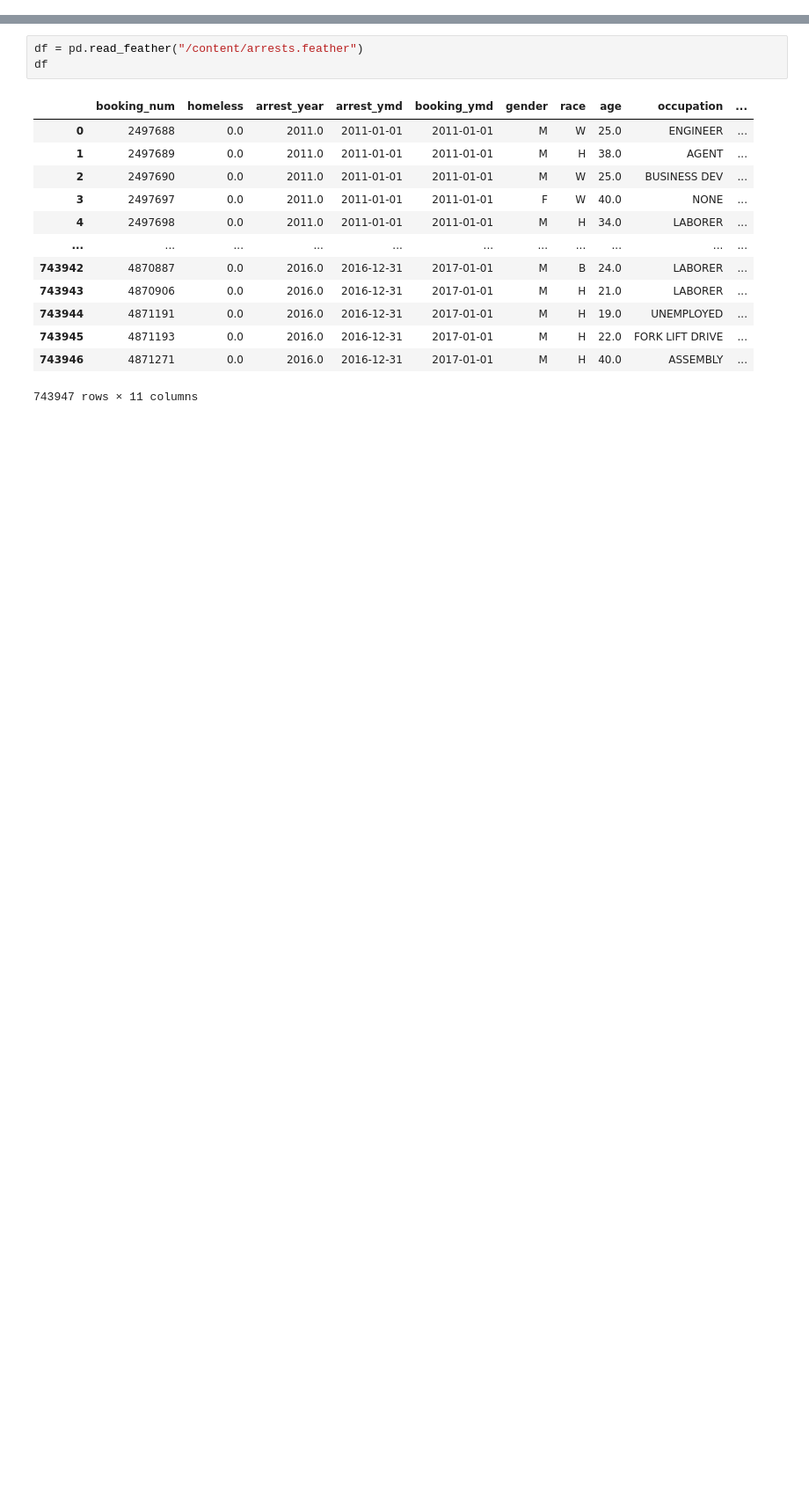
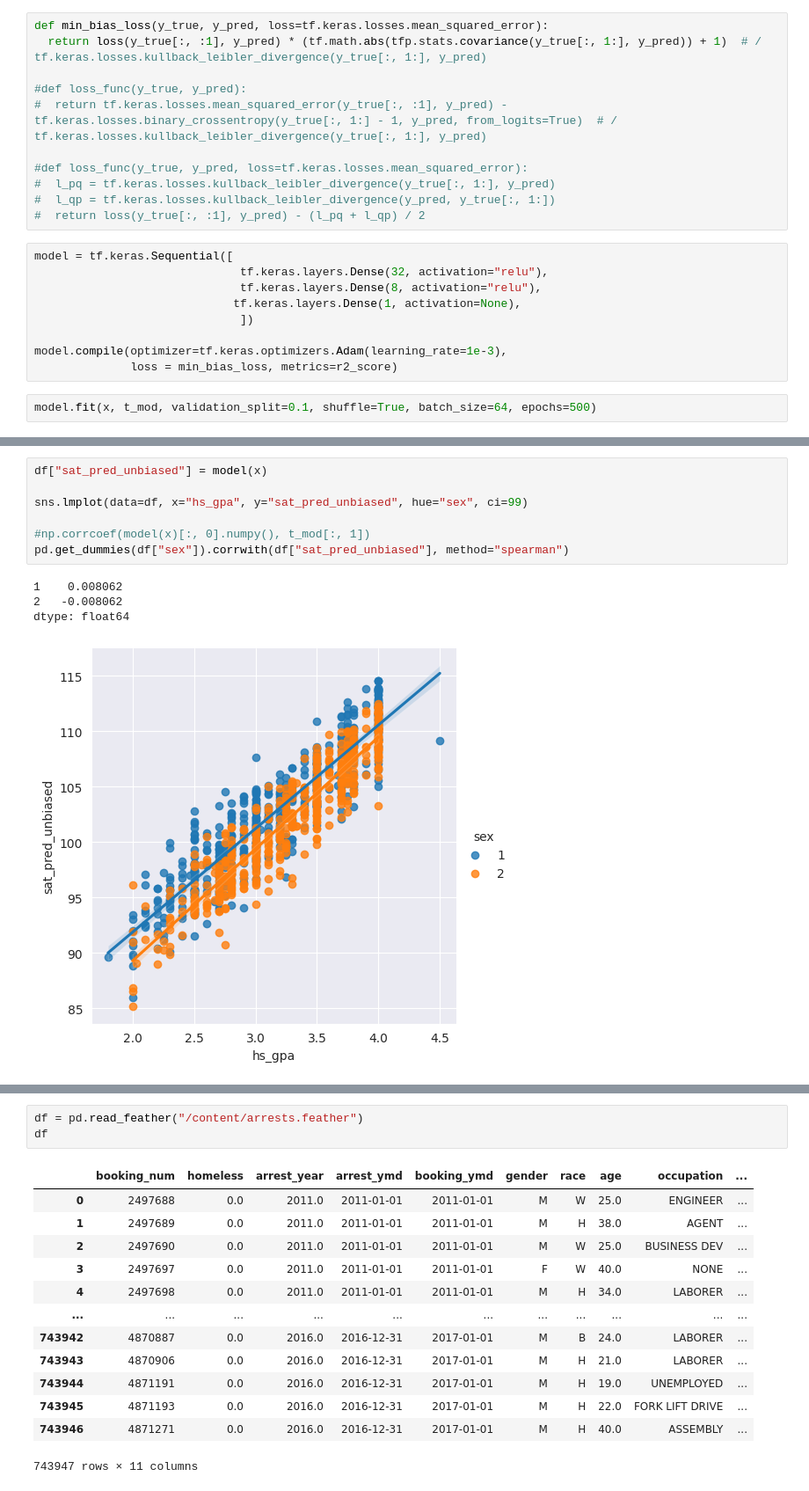
Before and after one commit to DiGyt/snippets, a Jupyter notebook: CancelCriminalBiasNeuralNetwork.ipynb, the cells around one changed output, grey strips where cells are left out. Shown at 88% size. Cells and saved outputs as stored; diff of their text form; blank space fills up the shorter version.

```diff
--- a/CancelCriminalBiasNeuralNetwork.ipynb
+++ b/CancelCriminalBiasNeuralNetwork.ipynb
@@ -2,0 +96,22 @@
+# %%
+def min_bias_loss(y_true, y_pred, loss=tf.keras.losses.mean_squared_error):
+  return loss(y_true[:, :1], y_pred) * (tf.math.abs(tfp.stats.covariance(y_true[:, 1:], y_pred)) + 1)  # / tf.keras.losses.kullback_leibler_divergence(y_true[:, 1:], y_pred)
+
+#def loss_func(y_true, y_pred):
+#  return tf.keras.losses.mean_squared_error(y_true[:, :1], y_pred) - tf.keras.losses.binary_crossentropy(y_true[:, 1:] - 1, y_pred, from_logits=True)  # / tf.keras.losses.kullback_leibler_divergence(y_true[:, 1:], y_pred)
+
+#def loss_func(y_true, y_pred, loss=tf.keras.losses.mean_squared_error):
+#  l_pq = tf.keras.losses.kullback_leibler_divergence(y_true[:, 1:], y_pred)
+#  l_qp = tf.keras.losses.kullback_leibler_divergence(y_pred, y_true[:, 1:])
+#  return loss(y_true[:, :1], y_pred) - (l_pq + l_qp) / 2
+# %%
+model = tf.keras.Sequential([
+                              tf.keras.layers.Dense(32, activation="relu"),
+                              tf.keras.layers.Dense(8, activation="relu"),
+                             tf.keras.layers.Dense(1, activation=None),
+                              ])
+
+model.compile(optimizer=tf.keras.optimizers.Adam(learning_rate=1e-3),
+              loss = min_bias_loss, metrics=r2_score)
+# %%
+model.fit(x, t_mod, validation_split=0.1, shuffle=True, batch_size=64, epochs=500)
@@ -2,0 +137,12 @@
+# %%
+df["sat_pred_unbiased"] = model(x)
+
+sns.lmplot(data=df, x="hs_gpa", y="sat_pred_unbiased", hue="sex", ci=99)
+
+#np.corrcoef(model(x)[:, 0].numpy(), t_mod[:, 1])
+pd.get_dummies(df["sex"]).corrwith(df["sat_pred_unbiased"], method="spearman")
+# %% [output]
+1    0.008062
+2   -0.008062
+dtype: float64
+[figure, added]
```
Also changed, not shown: parts of 26 cells of this notebook.
